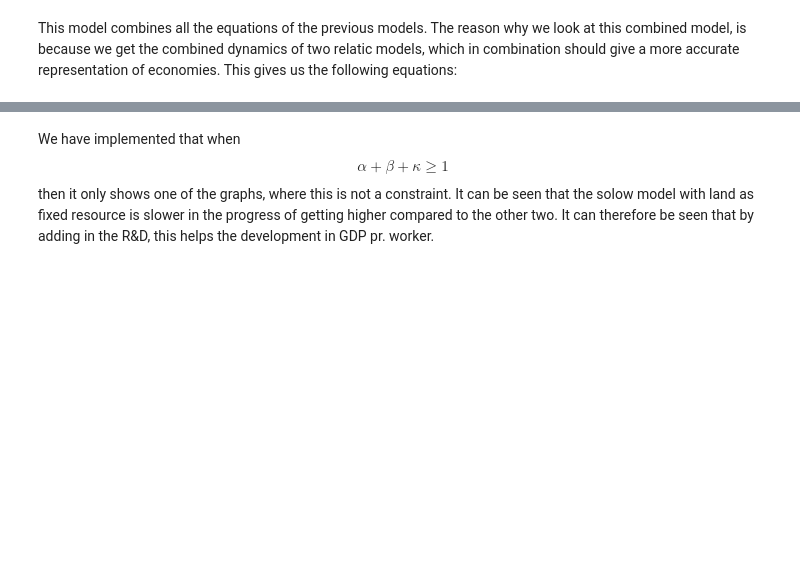
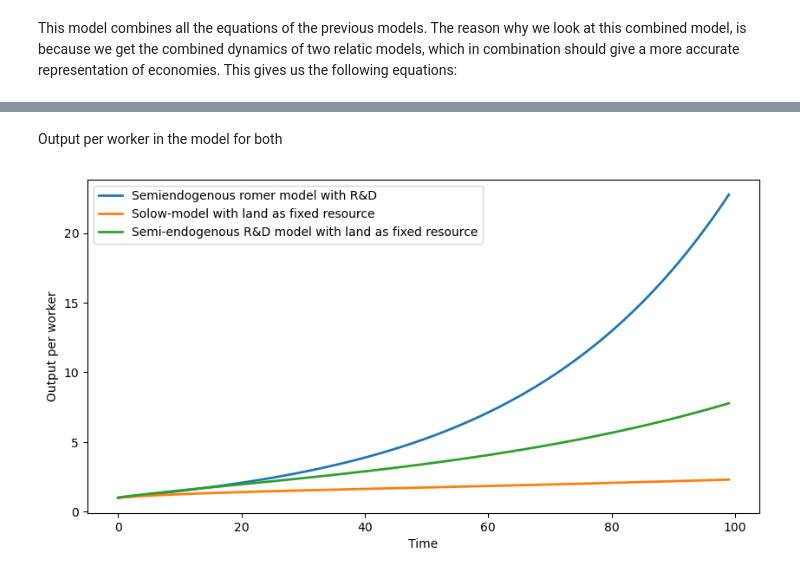
Before and after one commit to NumEconCopenhagen/projects-2023-2x-chris-og-ras, a Jupyter notebook: modelproject/modelproject.ipynb, the cells around one changed output, grey strips where cells are left out. Drawn from its saved outputs; the diff is of its cells as text; code cells hidden in the pictures; blank space fills up the shorter version.

```diff
--- a/modelproject/modelproject.ipynb
+++ b/modelproject/modelproject.ipynb
@@ -374,2 +269,16 @@ interactive(children=(FloatSlider(value=0.5, description='alpha', max=1.0), Floa
-# %% [markdown]
-We have implemented that when $$\alpha + \beta + \kappa ≥ 1$$ then it only shows one of the graphs, where this is not a constraint. It can be seen that the solow model with land as fixed resource is slower in the progress of getting higher compared to the other two. It can therefore be seen that by adding in the R&D, this helps the development in GDP pr. worker.
+# %% [markdown]
+Output per worker in the model for both
+# %%
+fig, ax = plt.subplots(figsize=(10,5))
+
+ax.plot(range(T), Y_per_L, label='Semiendogenous romer model with R&D', linewidth=2)
+ax.plot(Y_per_L_mland, label='Solow-model with land as fixed resource', linewidth=2)
+ax.plot(Y_per_L_se, label='Semi-endogenous R&D model with land as fixed resource', linewidth=2)
+
+ax.set_xlabel('Time')
+ax.set_ylabel('Output per worker')
+ax.legend()
+
+plt.show()
+# %% [output]
+[figure, added]
```
Also changed, not shown: parts of 32 cells of this notebook.
